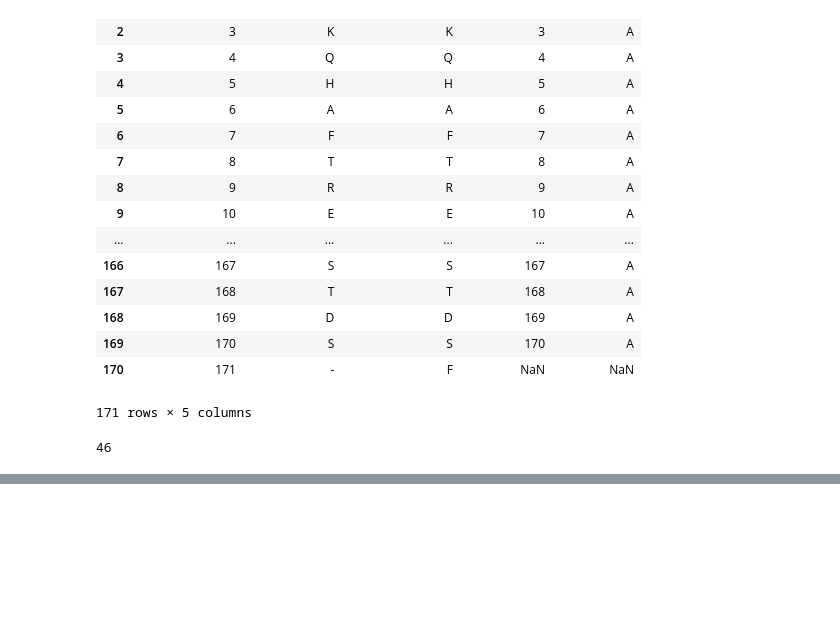
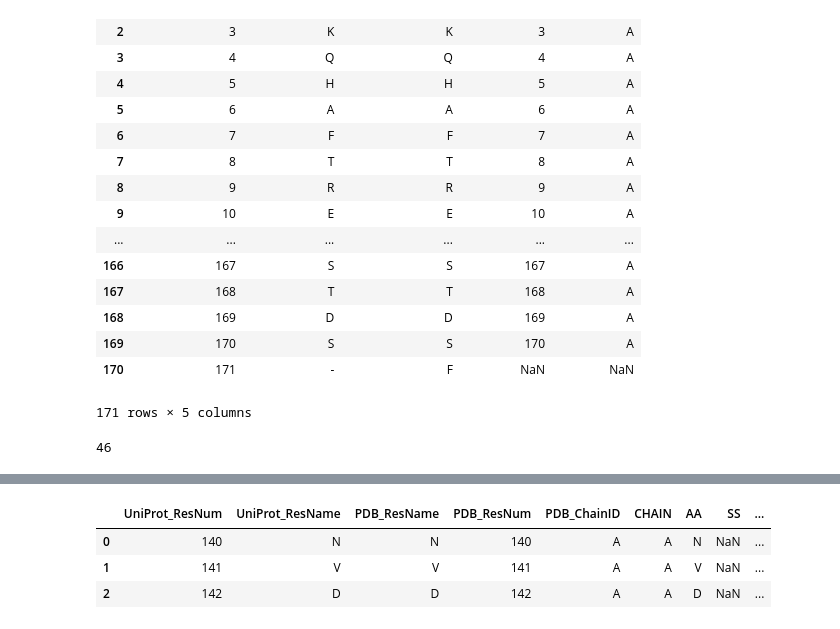
Before and after one commit to JavierSanchez-Utges/LIGYSIS-custom, a Jupyter notebook: fragsys_custom_analysis.ipynb, the cells around one changed output, grey strips where cells are left out. Cells and saved outputs as stored; diff of their text form; code cells hidden in the pictures; blank space fills up the shorter version.

```diff
--- a/fragsys_custom_analysis.ipynb
+++ b/fragsys_custom_analysis.ipynb
@@ -215,0 +321,7 @@ len(sorted(list(set([el.split(".")[0] for el in os.listdir(in_dir)]))))
+# %%
+df.head(3)
+# %% [output]
+|  | UniProt_ResNum | UniProt_ResName | PDB_ResName | PDB_ResNum | PDB_ChainID | CHAIN | AA | SS | ... |
+| 0 | 140 | N | N | 140 | A | A | N | NaN | ... |
+| 1 | 141 | V | V | 141 | A | A | V | NaN | ... |
+| 2 | 142 | D | D | 142 | A | A | D | NaN | ... |
```
Also changed, not shown: parts of 18 cells of this notebook, 1 other file.
